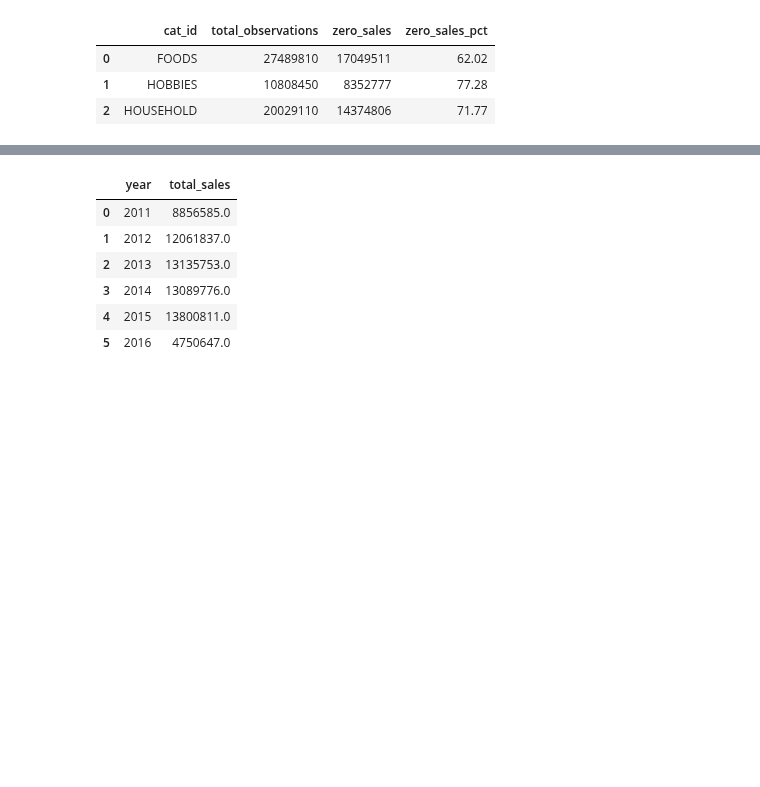
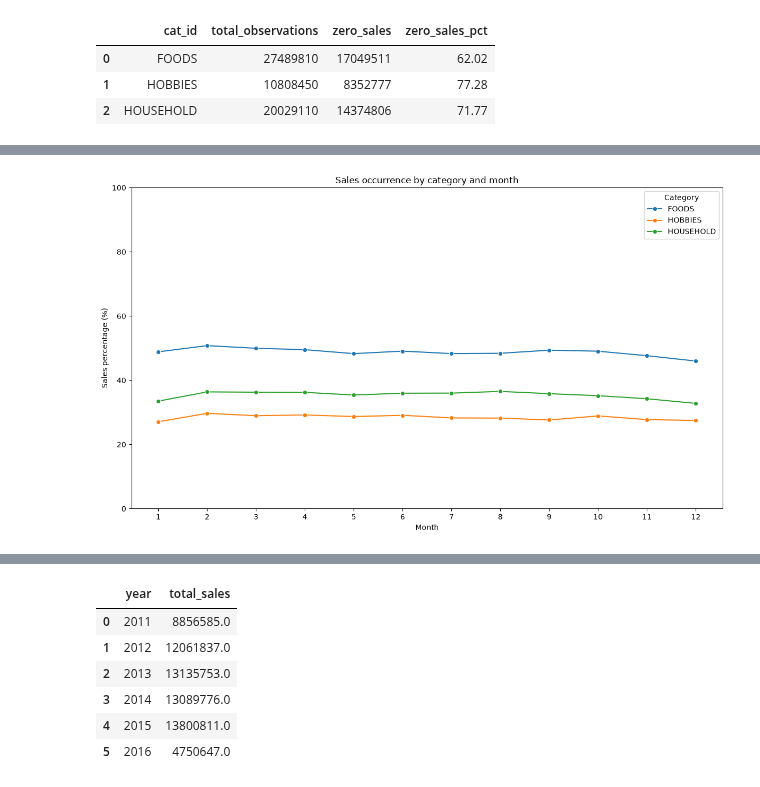
Before and after one commit to surekhag28/m5-demand-forecasting, a Jupyter notebook: notebooks/02_eda_sql.ipynb, the cells around one changed output, grey strips where cells are left out. Saved outputs shown, nothing was run; the diff lists cells and outputs as text; code cells hidden in the pictures; blank space fills up the shorter version.

```diff
--- a/notebooks/02_eda_sql.ipynb
+++ b/notebooks/02_eda_sql.ipynb
@@ -171,0 +656,35 @@ result
+# %%
+import pandas as pd
+import seaborn as sns
+import matplotlib.pyplot as plt
+
+plot_data = result.copy()
+
+# Ensure months are in calendar order
+plot_data["month"] = plot_data["month"].astype(int)
+
+plot_data = plot_data.sort_values(
+    ["cat_id", "month"]
+)
+
+plt.figure(figsize=(12, 7))
+
+sns.lineplot(
+    data=plot_data,
+    x="month",
+    y="sales_pct_after_launch",
+    hue="cat_id",
+    marker="o"
+)
+
+plt.xlabel("Month")
+plt.ylabel("Sales percentage (%)")
+plt.title("Sales occurrence by category and month")
+plt.xticks(range(1, 13))
+plt.ylim(0, 100)
+plt.legend(title="Category")
+
+plt.tight_layout()
+plt.show()
+# %% [output]
+[figure, added]
```
Also changed, not shown: parts of 50 cells of this notebook, 4 other files.
